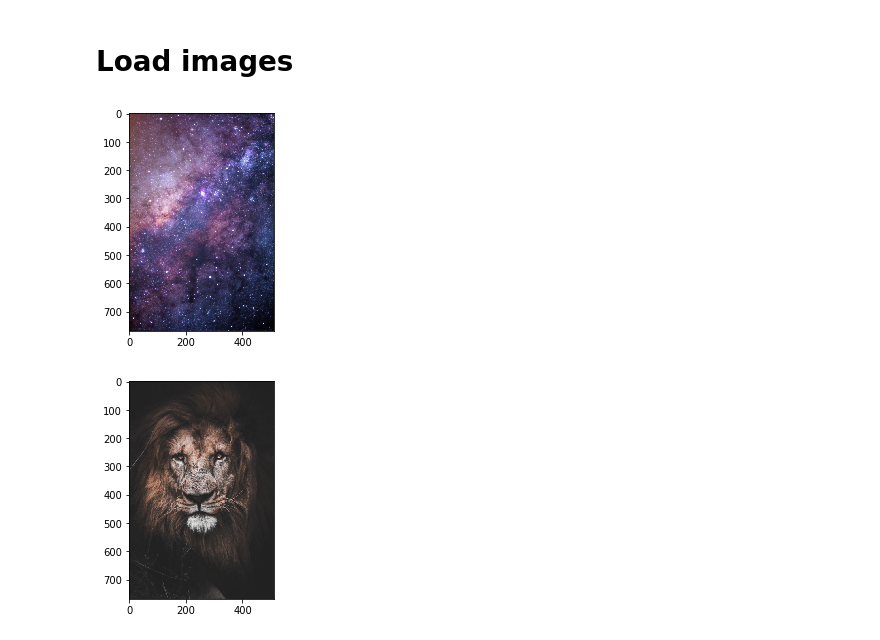
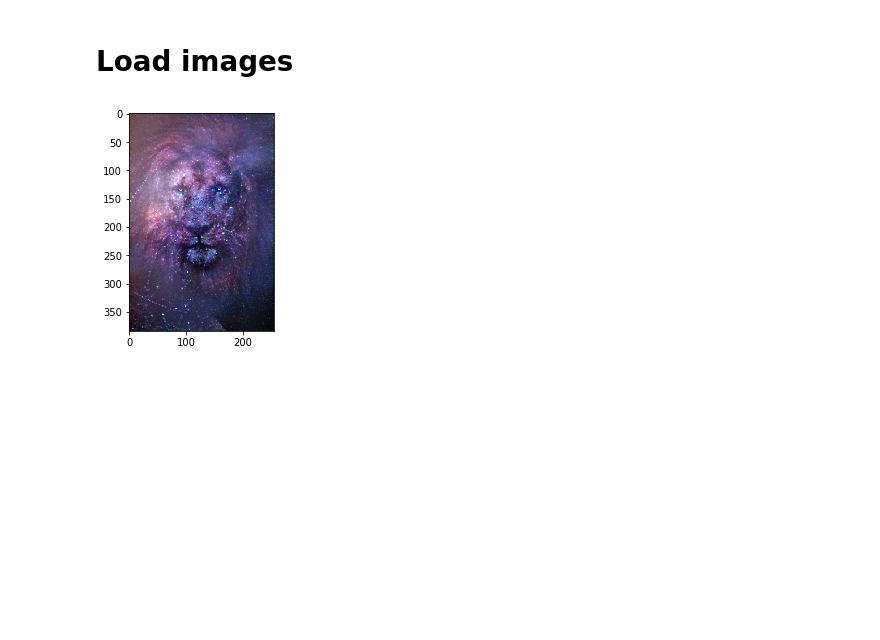
Before and after one commit to zkneupper/ptst, a Jupyter notebook: notebooks/temp_notebook.ipynb, the cells around one changed output. Cells and saved outputs as stored; diff of their text form; code cells hidden in the pictures; blank space fills up the shorter version.

```diff
--- a/notebooks/temp_notebook.ipynb
+++ b/notebooks/temp_notebook.ipynb
@@ -35,3 +90,0 @@ space_img_path = './data/hand_processed/images/space_jeremy-thomas3.jpg'
-# %%
-st.set_content_img(lion_img_path)
-st.set_style_img(space_img_path)
@@ -40,6 +95,10 @@ assert st.check_image_size_match()
 # %%
-ptst.imshow(st.style_img)
-ptst.imshow(st.content_img)
+# # plt.figure(figsize=(150, 50))
+# ptst.imshow(st.style_img)
+# # plt.figure(figsize=(150, 50))
+# ptst.imshow(st.content_img)
-# %% [output]
-[figure, removed]
-[figure, removed]
+# %%
+# plt.figure(figsize=(25, 25))
+ptst.imshow(output)
+# %% [output]
+[figure, added]
```
Also changed, not shown: parts of 24 cells of this notebook.
